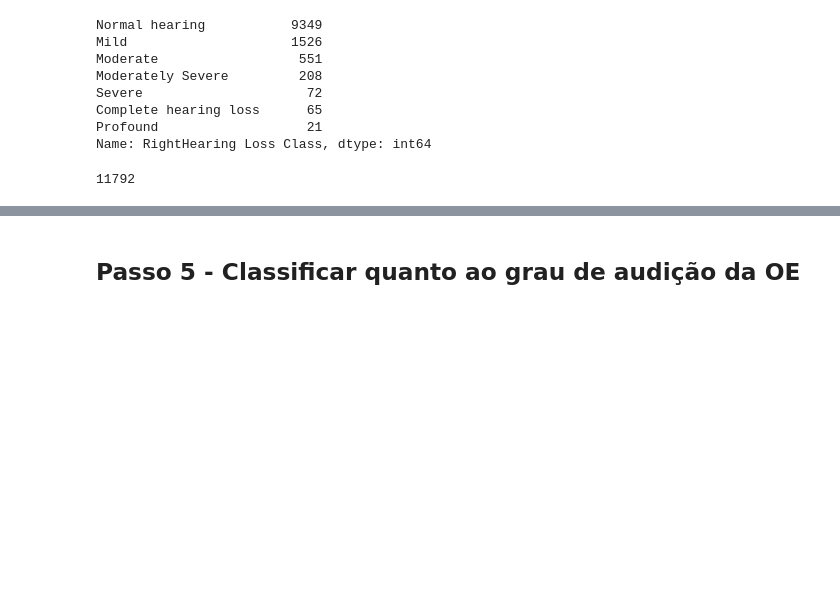
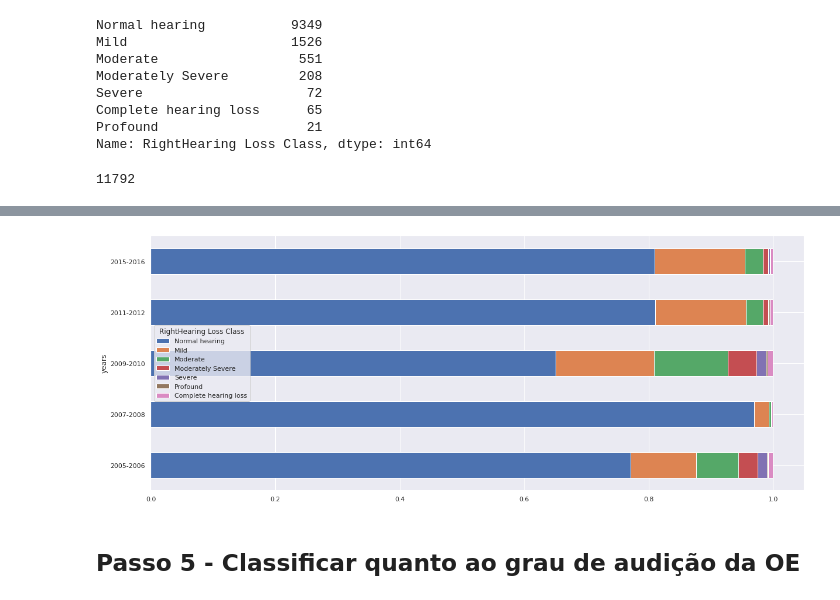
Before and after one commit to juliatessler/datascience4health-2021, a Jupyter notebook: notebooks/NHANES_Data.ipynb, the cells around one changed output, grey strips where cells are left out. Cells and saved outputs as stored; diff of their text form; code cells hidden in the pictures; blank space fills up the shorter version.

```diff
--- a/notebooks/NHANES_Data.ipynb
+++ b/notebooks/NHANES_Data.ipynb
@@ -1005,3 +1007,13 @@ sns.countplot(data = df_right,
+# %%
+# Get count of each year by classification
+df_right_by_class = df_right.groupby(['years', 'RightHearing Loss Class']).size().reset_index().pivot(columns='RightHearing Loss Class', index='years', values=0)
+# Calculating percentage by year
+df_right_by_class_percentage = df_right_by_class.div(df_right_by_class.sum(axis=1), axis=0)
+# Reordering columns
+df_right_by_class_percentage = df_right_by_class_percentage[classification_order]
+df_right_by_class_percentage.plot(kind='barh', stacked=True, figsize=(20,8));
+# %% [output]
+[figure, added]
 # %% [markdown]
 ## Passo 5 - Classificar quanto ao grau de audição da OE
 # %%
```
Also changed, not shown: parts of 9 cells of this notebook.
